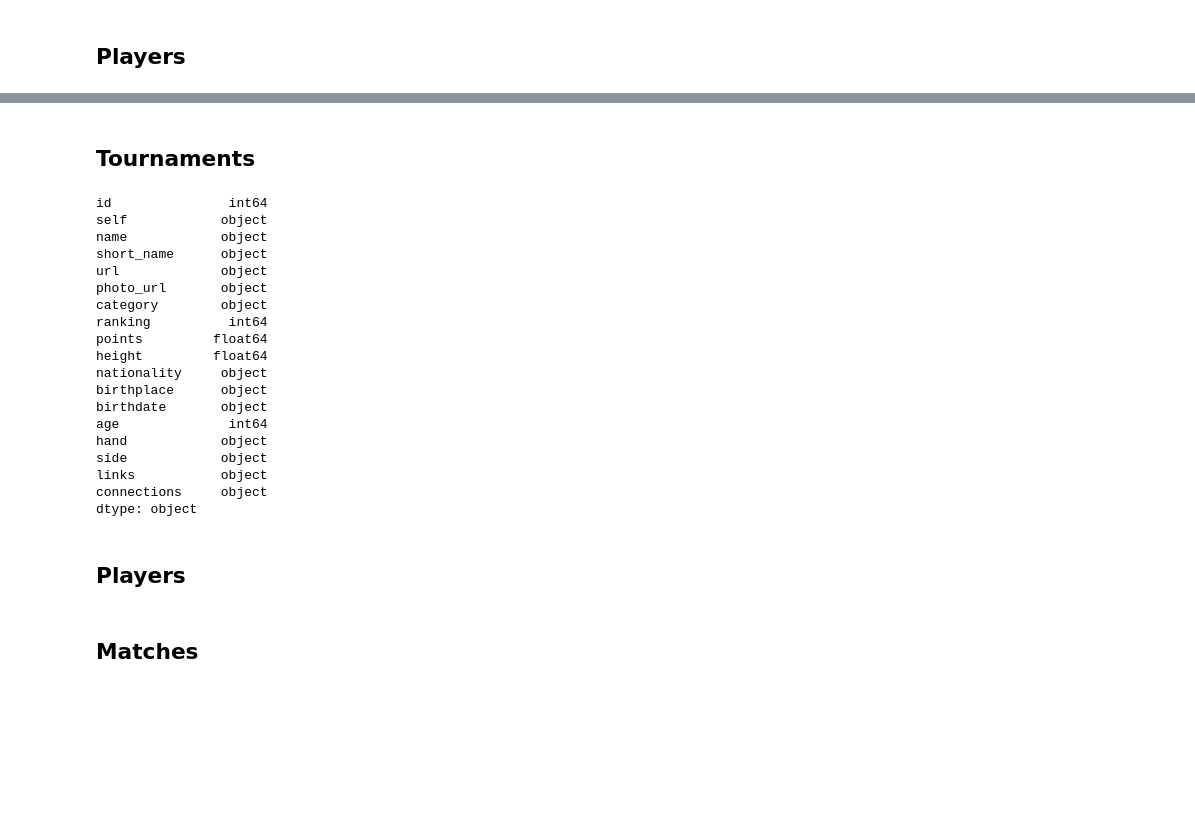
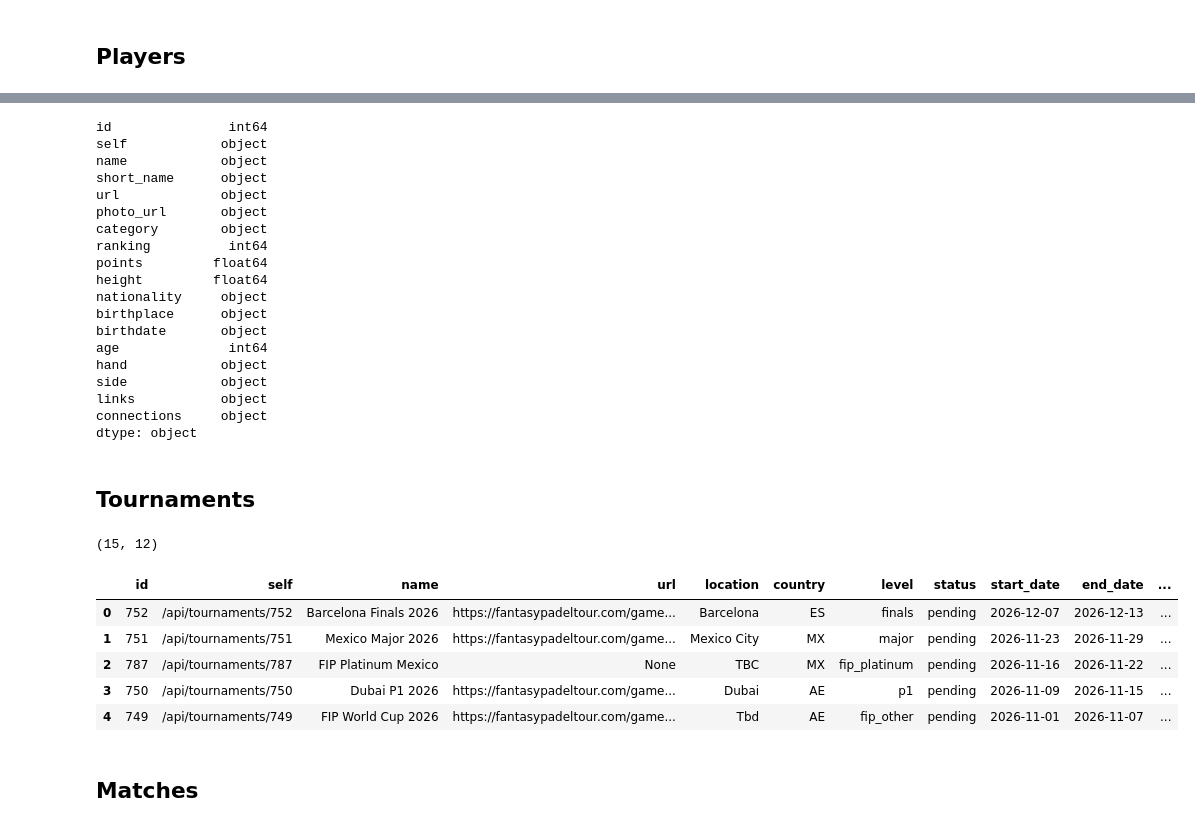
Before and after one commit to TheodorUtvik/padel-analytics, a Jupyter notebook: notebooks/01_explore_api.ipynb, the cells around one changed output, grey strips where cells are left out. Drawn from its saved outputs; the diff is of its cells as text; code cells hidden in the pictures; blank space fills up the shorter version.

```diff
--- a/notebooks/01_explore_api.ipynb
+++ b/notebooks/01_explore_api.ipynb
@@ -33,28 +52,39 @@ df_players.head()
+# %%
+df_players.dtypes
+# %% [output]
+id               int64
+self            object
+name            object
+short_name      object
+url             object
+photo_url       object
+category        object
+ranking          int64
+points         float64
+height         float64
+nationality     object
+birthplace      object
+birthdate       object
+age              int64
+hand            object
+side            object
+links           object
+connections     object
+dtype: object
 # %% [markdown]
 ## Tournaments
-# %%
-df_players.dtypes
-# %% [output]
-id               int64
-self            object
-name            object
-short_name      object
-url             object
-photo_url       object
-category        object
-ranking          int64
-points         float64
-height         float64
-nationality     object
-birthplace      object
-birthdate       object
-age              int64
-hand            object
-side            object
-links           object
-connections     object
-dtype: object
-# %% [markdown]
-## Players
+# %%
+tournaments = client.get_tournaments()
+df_tournaments = pd.DataFrame(tournaments.get('data', tournaments))
+print(df_tournaments.shape)
+df_tournaments.head()
+# %% [output]
+(15, 12)
+|  | id | self | name | url | location | country | level | status | start_date | end_date | ... |
+| 0 | 752 | /api/tournaments/752 | Barcelona Finals 2026 | https://fantasypadeltour.com/game... | Barcelona | ES | finals | pending | 2026-12-07 | 2026-12-13 | ... |
+| 1 | 751 | /api/tournaments/751 | Mexico Major 2026 | https://fantasypadeltour.com/game... | Mexico City | MX | major | pending | 2026-11-23 | 2026-11-29 | ... |
+| 2 | 787 | /api/tournaments/787 | FIP Platinum Mexico | None | TBC | MX | fip_platinum | pending | 2026-11-16 | 2026-11-22 | ... |
+| 3 | 750 | /api/tournaments/750 | Dubai P1 2026 | https://fantasypadeltour.com/game... | Dubai | AE | p1 | pending | 2026-11-09 | 2026-11-15 | ... |
+| 4 | 749 | /api/tournaments/749 | FIP World Cup 2026 | https://fantasypadeltour.com/game... | Tbd | AE | fip_other | pending | 2026-11-01 | 2026-11-07 | ... |
 # %% [markdown]
 ## Matches
```
Also changed, not shown: parts of 11 cells of this notebook, 1 other file.
